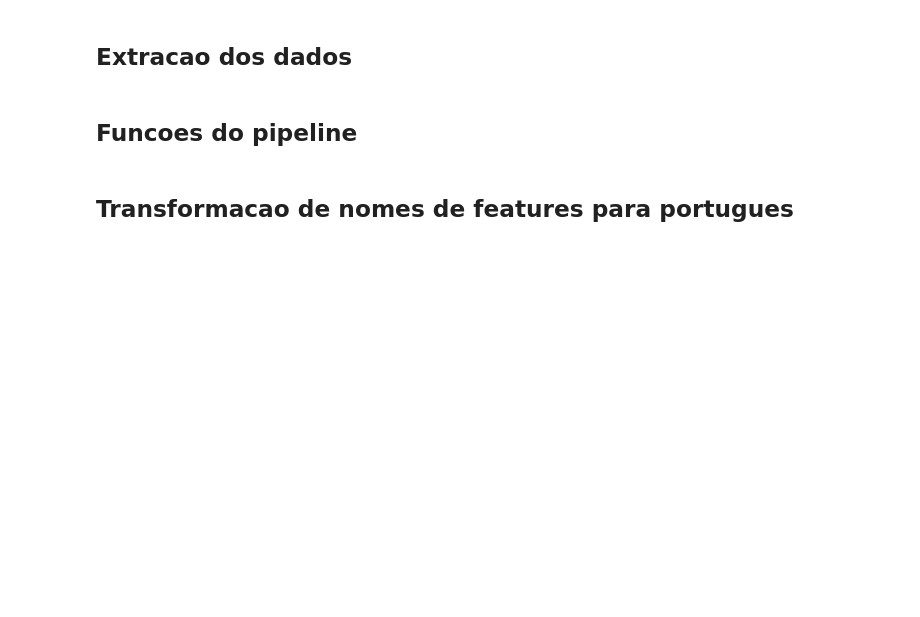
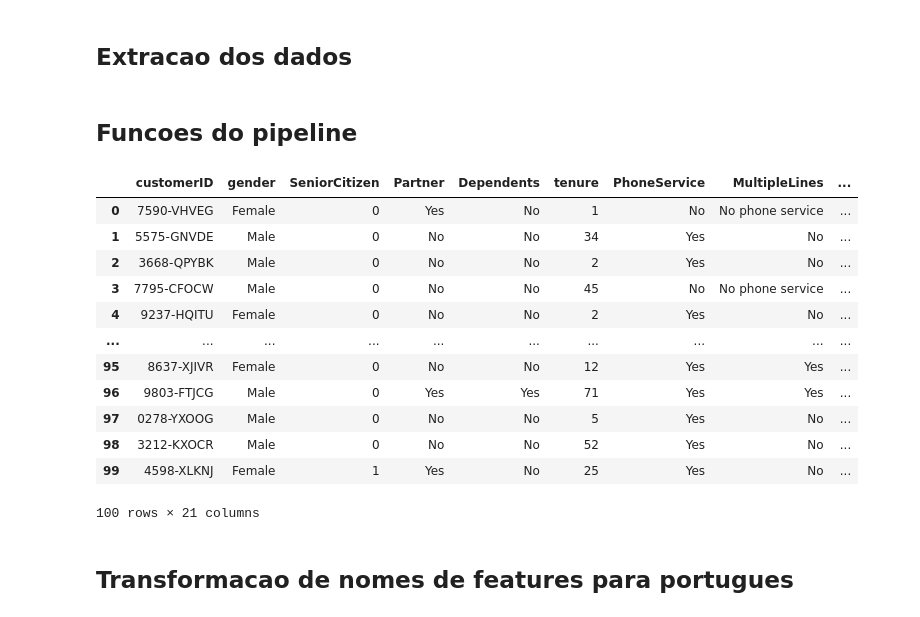
Before and after one commit to Gusta9s/Tech_Challenge_Churn_Prediction, a Jupyter notebook: notebooks/regressao_logistica/historico/V14-Target_encoding_faixa_de_meses.ipynb, the cells around one changed output. Cells and saved outputs as stored; diff of their text form; code cells hidden in the pictures; blank space fills up the shorter version.

```diff
--- a/notebooks/regressao_logistica/historico/V14-Target_encoding_faixa_de_meses.ipynb
+++ b/notebooks/regressao_logistica/historico/V14-Target_encoding_faixa_de_meses.ipynb
@@ -415,10 +420,24 @@ def preparar_treino_com_faixa_escala_e_smote(colunas, random_state=42):
         return X_treino, X_validacao, y_treino, y_validacao, {}
     return preparar
 # %%
-caminho_base = "C:\\Projetos\\FIAP\\Fase_1\\Tech_Challenge_Churn_Prediction\\data\\raw\\Telco-Customer-Churn.csv"
+caminho_base = PROJETO_RAIZ / "data" / "raw" / "Telco-Customer-Churn.csv"
 dataframe_de_churn_inicial = carregar_base(caminho_base)
 
 dataframe_de_churn_inicial.head(n=100)
+# %% [output]
+|  | customerID | gender | SeniorCitizen | Partner | Dependents | tenure | PhoneService | MultipleLines | ... |
+| 0 | 7590-VHVEG | Female | 0 | Yes | No | 1 | No | No phone service | ... |
+| 1 | 5575-GNVDE | Male | 0 | No | No | 34 | Yes | No | ... |
+| 2 | 3668-QPYBK | Male | 0 | No | No | 2 | Yes | No | ... |
+| 3 | 7795-CFOCW | Male | 0 | No | No | 45 | No | No phone service | ... |
+| 4 | 9237-HQITU | Female | 0 | No | No | 2 | Yes | No | ... |
+| ... | ... | ... | ... | ... | ... | ... | ... | ... | ... |
+| 95 | 8637-XJIVR | Female | 0 | No | No | 12 | Yes | Yes | ... |
+| 96 | 9803-FTJCG | Male | 0 | Yes | Yes | 71 | Yes | Yes | ... |
+| 97 | 0278-YXOOG | Male | 0 | No | No | 5 | Yes | No | ... |
+| 98 | 3212-KXOCR | Male | 0 | No | No | 52 | Yes | No | ... |
+| 99 | 4598-XLKNJ | Female | 1 | Yes | No | 25 | Yes | No | ... |
+100 rows × 21 columns
 # %% [markdown]
 ## Transformacao de nomes de features para portugues
 # %%
```
Also changed, not shown: parts of 23 cells of this notebook, 55 other files.
